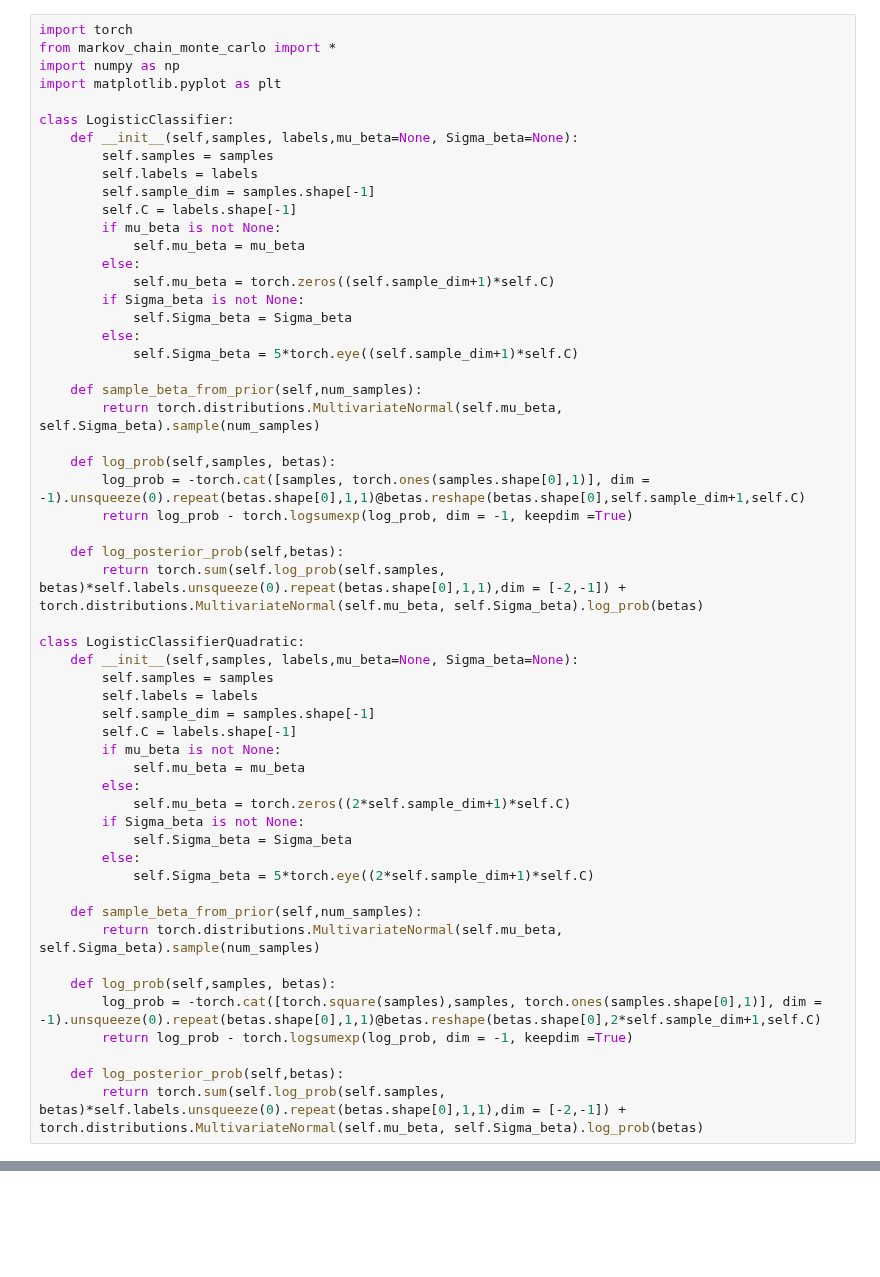
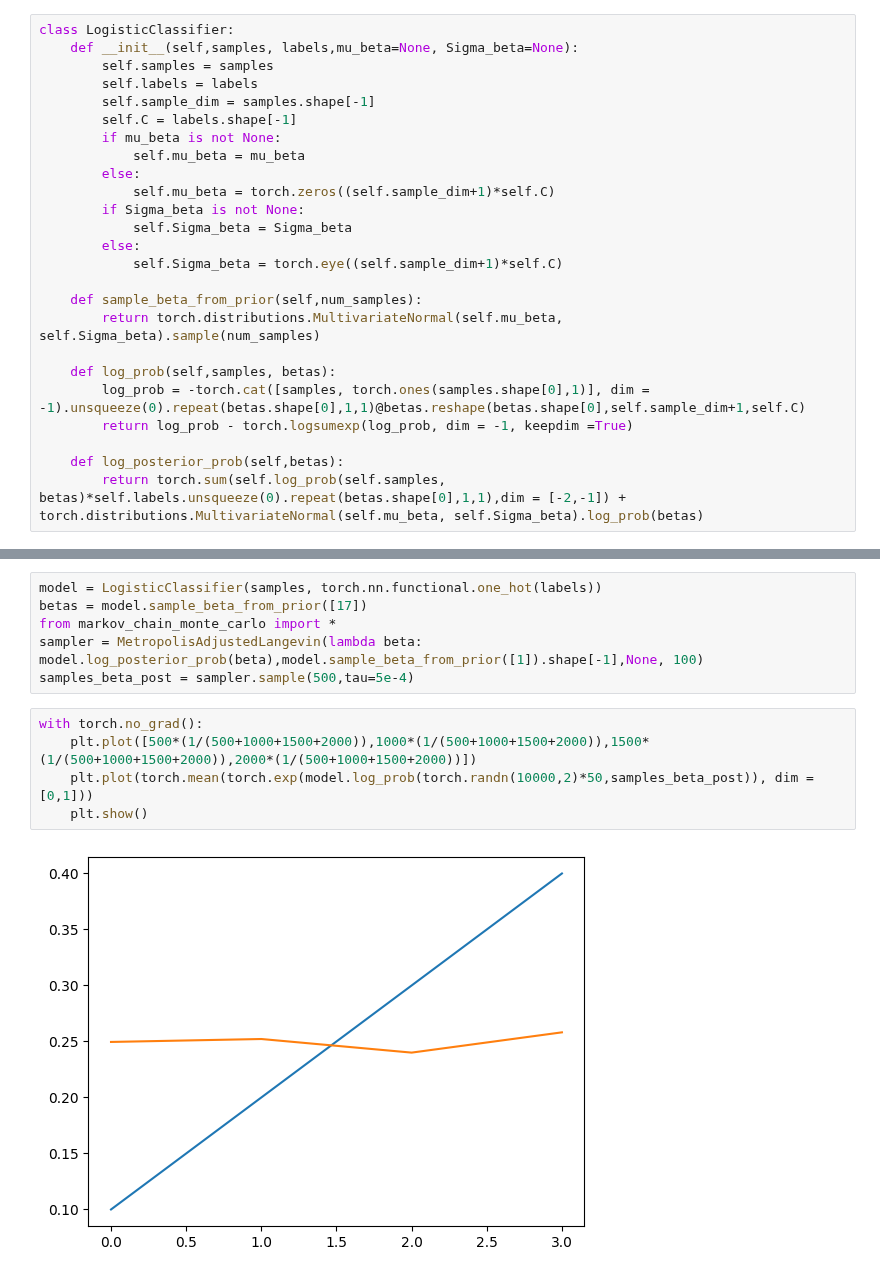
Before and after one commit to ElouanARGOUARCH/experiments, a Jupyter notebook: uncertainty/prior_classif/Bayesian Logistic .ipynb, the cells around one changed output, grey strips where cells are left out. Saved outputs shown, nothing was run; the diff lists cells and outputs as text; blank space fills up the shorter version.

```diff
--- a/uncertainty/prior_classif/Bayesian Logistic .ipynb
+++ b/uncertainty/prior_classif/Bayesian Logistic .ipynb
@@ -1,9 +26,4 @@
 # %%
-import torch
-from markov_chain_monte_carlo import *
-import numpy as np
-import matplotlib.pyplot as plt
-
 class LogisticClassifier:
     def __init__(self,samples, labels,mu_beta=None, Sigma_beta=None):
         self.samples = samples
@@ -17,7 +37,7 @@ class LogisticClassifier:
         if Sigma_beta is not None:
             self.Sigma_beta = Sigma_beta
         else:
-            self.Sigma_beta = 5*torch.eye((self.sample_dim+1)*self.C)
+            self.Sigma_beta = torch.eye((self.sample_dim+1)*self.C)
 
     def sample_beta_from_prior(self,num_samples):
         return torch.distributions.MultivariateNormal(self.mu_beta, self.Sigma_beta).sample(num_samples)
@@ -28,28 +48,3 @@ class LogisticClassifier:
 
     def log_posterior_prob(self,betas):
         return torch.sum(self.log_prob(self.samples, betas)*self.labels.unsqueeze(0).repeat(betas.shape[0],1,1),dim = [-2,-1]) + torch.distributions.MultivariateNormal(self.mu_beta, self.Sigma_beta).log_prob(betas)
-
-class LogisticClassifierQuadratic:
-    def __init__(self,samples, labels,mu_beta=None, Sigma_beta=None):
-        self.samples = samples
-        self.labels = labels
-        self.sample_dim = samples.shape[-1]
-        self.C = labels.shape[-1]
-        if mu_beta is not None:
-            self.mu_beta = mu_beta
-        else:
-            self.mu_beta = torch.zeros((2*self.sample_dim+1)*self.C)
-        if Sigma_beta is not None:
-            self.Sigma_beta = Sigma_beta
-        else:
-            self.Sigma_beta = 5*torch.eye((2*self.sample_dim+1)*self.C)
-
-    def sample_beta_from_prior(self,num_samples):
-        return torch.distributions.MultivariateNormal(self.mu_beta, self.Sigma_beta).sample(num_samples)
-
-    def log_prob(self,samples, betas):
-        log_prob = -torch.cat([torch.square(samples),samples, torch.ones(samples.shape[0],1)], dim = -1).unsqueeze(0).repeat(betas.shape[0],1,1)@betas.reshape(betas.shape[0],2*self.sample_dim+1,self.C)
-        return log_prob - torch.logsumexp(log_prob, dim = -1, keepdim =True)
-
-    def log_posterior_prob(self,betas):
-        return torch.sum(self.log_prob(self.samples, betas)*self.labels.unsqueeze(0).repeat(betas.shape[0],1,1),dim = [-2,-1]) + torch.distributions.MultivariateNormal(self.mu_beta, self.Sigma_beta).log_prob(betas)
@@ -577,0 +51,13 @@ torch.Size([4])
+# %%
+model = LogisticClassifier(samples, torch.nn.functional.one_hot(labels))
+betas = model.sample_beta_from_prior([17])
+from markov_chain_monte_carlo import *
+sampler = MetropolisAdjustedLangevin(lambda beta: model.log_posterior_prob(beta),model.sample_beta_from_prior([1]).shape[-1],None, 100)
+samples_beta_post = sampler.sample(500,tau=5e-4)
+# %%
+with torch.no_grad():
+    plt.plot([500*(1/(500+1000+1500+2000)),1000*(1/(500+1000+1500+2000)),1500*(1/(500+1000+1500+2000)),2000*(1/(500+1000+1500+2000))])
+    plt.plot(torch.mean(torch.exp(model.log_prob(torch.randn(10000,2)*50,samples_beta_post)), dim = [0,1]))
+    plt.show()
+# %% [output]
+[figure, added]
```
Also changed, not shown: parts of 6 cells of this notebook, 8 other files.
